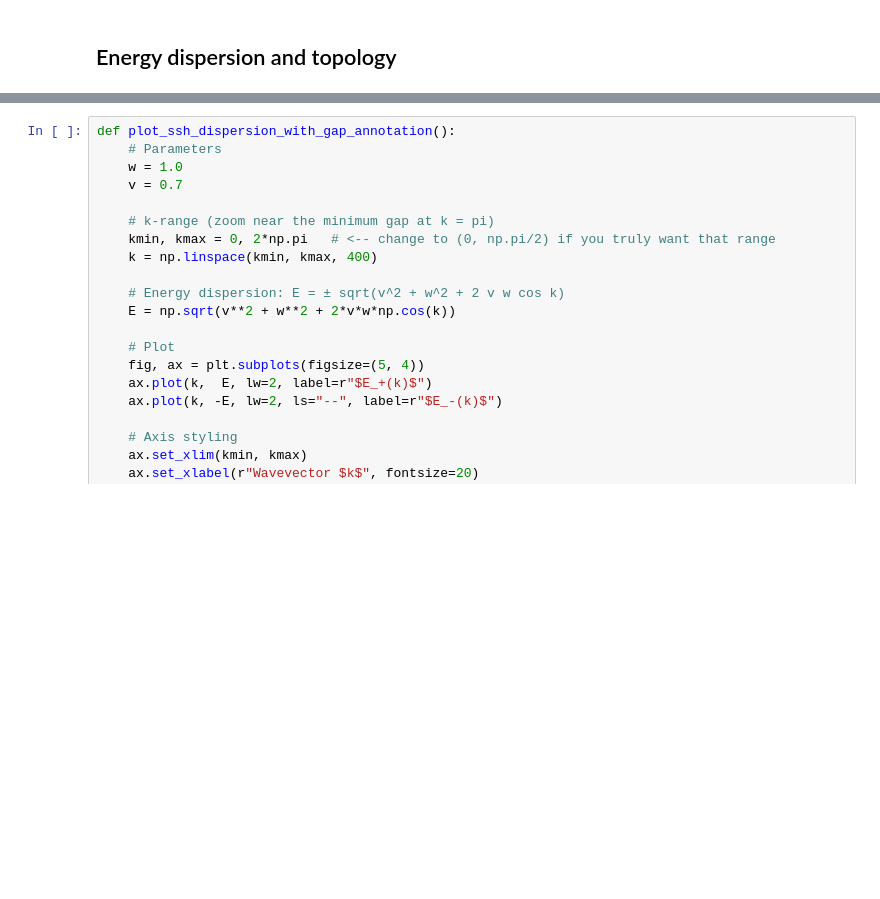
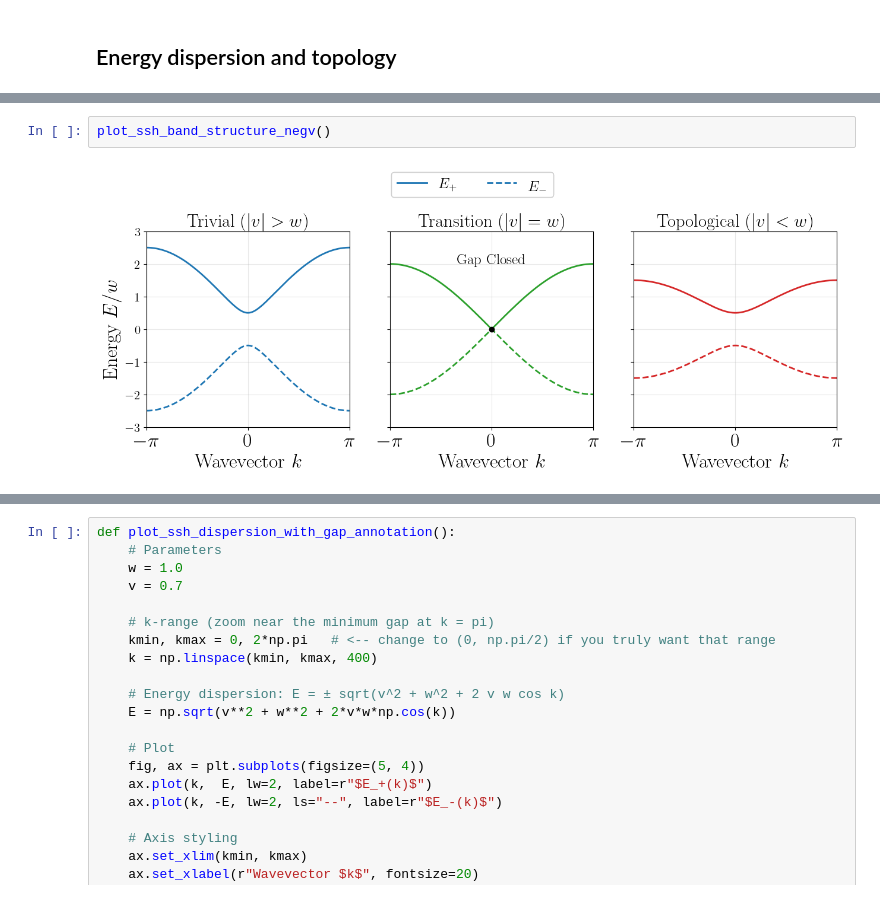
Before and after one commit to artalink7/SSH-Analysis, a Jupyter notebook: plot/plots.ipynb, the cells around one changed output, grey strips where cells are left out. Saved outputs shown, nothing was run; the diff lists cells and outputs as text; blank space fills up the shorter version.

```diff
--- a/plot/plots.ipynb
+++ b/plot/plots.ipynb
@@ -516,0 +570,4 @@ def plot_ssh_band_structure_and_winding_number():
+# %%
+plot_ssh_band_structure_negv()
+# %% [output]
+[figure, added]
```
Also changed, not shown: parts of 13 cells of this notebook, 7 other files.
